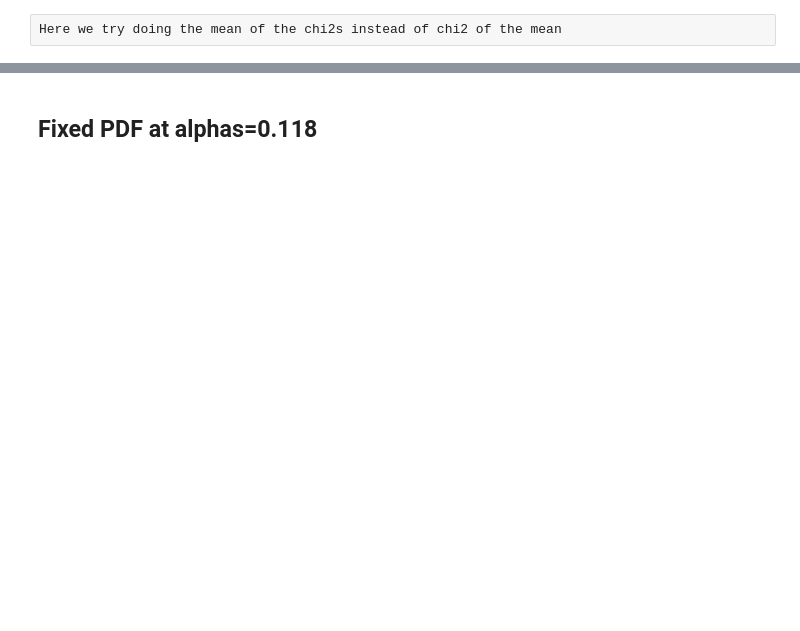
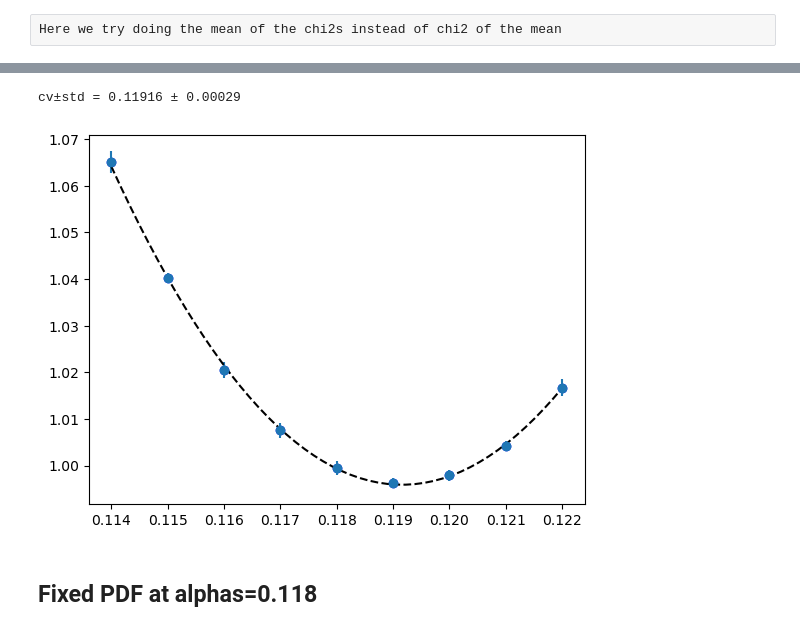
Before and after one commit to RoyStegeman/higher_twist, a Jupyter notebook: alphas/alphas_crm.ipynb, the cells around one changed output, grey strips where cells are left out. Saved outputs shown, nothing was run; the diff lists cells and outputs as text; code cells hidden in the pictures; blank space fills up the shorter version.

```diff
--- a/alphas/alphas_crm.ipynb
+++ b/alphas/alphas_crm.ipynb
@@ -8,7 +8,7 @@ from validphys.api import API
 # %% [markdown]
 # Settings and fit names
 # %%
-use_t0 = False #set use_t0 for all the notebook
+use_t0 = True #set use_t0 for all the notebook
 NDATA = 4616 #number of data in the fit
 VARCHI2 = 1.0 / NDATA #Varchi2 normalized to ndata
 # %%
@@ -21,10 +21,11 @@ config_common = {"dataset_inputs":{"from_": "fit"}, "datacuts":{"from_":"fit"},
 # fit_names = [f"240219-rs-nnpdf40-corr-0{n}" for n in range(1140,1220+1,10)]
 # Closure fit names (not iterated and no MHOU)
 
-#fit_names = [f"240301-ab-ct-alphas{n}-noMHOU" for n in range(114, 122+1, 1)] #ct-results
+fit_names = [f"240301-ab-ct-alphas{n}-noMHOU" for n in range(114, 122+1, 1)] #ct-results
 #fit_names = [f"240306-ab-ct-alphas{n}-noMHOU_t0sampling" for n in range(114, 122+1, 1)] #ct-results with t0 also in sampling
-fit_names = [f"240311-ab-ct-alphas{n}-noMHOU_DIS" for n in range(114, 122+1, 1)] #ct-results DIS-only
+#fit_names = [f"240311-ab-ct-alphas{n}-noMHOU_DIS" for n in range(114, 122+1, 1)] #ct-results DIS-only
 #fit_names = [f"240311-ab-ct-alphas{n}-noMHOU_DIS_noGPOS" for n in range(114, 122+1, 1)] #ct-results DIS-only, no gluon Positivity
+#fit_names = [f"240311-ab-ct-alphas{n}-noMHOU_DIS_newseed_changed" for n in range(114, 122+1, 1)] #ct-results DIS-only, new seeds
 # %% [markdown]
 # Loading the fits
 # %%
@@ -49,18 +50,27 @@ replica_data = {f: API.replica_data(fit=f.name) for f in fits}
 def measure(replica_data):
     return replica_data.training*3 + replica_data.validation*1
     # return replica_data.chi2
-def fit_parabola(data, exp=False):
+def fit_parabola(data, exp=False, bootstrap_err=None):
     mins = {}
     for ind, row in data.iterrows():
-        a, b, c = np.polyfit(data.columns, row, 2)
+        if bootstrap_err is not None:
+            weights = [1./std for std in bootstrap_err.values[0]]
+            a, b, c = np.polyfit(data.columns, row, 2, w=weights)
+        else:
+            a, b, c = np.polyfit(data.columns, row, 2)
         if not np.isnan(b): # NaN if not all replicas passed postfit
             mins[ind] = -b / 2 / a
         # mins[ind] = data.columns[np.where(row==row.min())][0]
     mins = pd.Series(mins)
     if exp:
         uncer = np.sqrt(VARCHI2/a)
-        plt.scatter(data.columns,data.values, color="blue" )
-        plt.plot(np.linspace(0.114, 0.122), [a*x*x + b*x + c for x in np.linspace(0.114, 0.122)], color="black", linestyle="--")
+        if bootstrap_err is not None:
+            plt.scatter(data.columns,data.values,  color="blue" )
+            plt.errorbar(data.columns, data.values[0], yerr=bootstrap_err.values[0], fmt="o")
+            plt.plot(np.linspace(0.114, 0.122), [a*x*x + b*x + c for x in np.linspace(0.114, 0.122)], color="black", linestyle="--")
+        else:
+            plt.scatter(data.columns,data.values, color="blue" )
+            plt.plot(np.linspace(0.114, 0.122), [a*x*x + b*x + c for x in np.linspace(0.114, 0.122)], color="black", linestyle="--")
         return mins[0], uncer
     return mins
 def describe_results(mins):
@@ -90,6 +100,15 @@ def hist_results(mins, data, namefig=None):
     plt.legend()
     if namefig is not None:
         plt.savefig(namefig)
+def apply_bootstrap(replicas_chi2, Npart=10):
+    #shuffle the array
+    np.random.shuffle(replicas_chi2)
+    #split the shuffled array
+    splitted_replicas_chi2s = np.split(replicas_chi2, Npart)
+    #compute the chi2 mean for each of the splits
+    means_replicas_chi2s = [np.mean(entry) for entry in splitted_replicas_chi2s]
+    #compute the variance of the ensable
+    return np.std(means_replicas_chi2s)
 # %% [markdown]
 ## Compute the chi2 a posteriori for the CRM
 This is done in such a way we are free to use or not the t0 prescription
@@ -269,11 +173,17 @@ cv±std = 0.11765 ± 0.00101
 Here we try doing the mean of the chi2s instead of chi2 of the mean
 # %%
 central_chi2_replicas = {}
+bootstrap_err_chi2_replicas = {}
 for alpha, flist in as_fits.items():
     chi2s_replicas = []
+    chi2s_bootstrap_err = []
     for f in flist:
         config_common["fit"] = f.name
         config_common["fits"] = [f.name] #This is used only to load replica 1 data, and it currently needs a list of fits
-        chi2s_replicas.append(np.mean(API.replica_chi2_level1(**config_common))) #This function is only present in the branch closure_with_same_level1
+        replicas_chi2=API.replica_chi2_level1(**config_common)
+        chi2s_bootstrap_err.append(apply_bootstrap(np.array(replicas_chi2), Npart=10))
+        chi2s_replicas.append(np.mean(replicas_chi2)) #This function is only present in the branch closure_with_same_level1
     central_chi2_replicas[alpha] = pd.DataFrame(chi2s_replicas).min()
+    bootstrap_err_chi2_replicas[alpha] = pd.DataFrame(chi2s_bootstrap_err).min() #maybe not min?
 data_expmeth_replicas = pd.DataFrame(central_chi2_replicas)
+bootstrap_expmeth_replicas = pd.DataFrame(bootstrap_err_chi2_replicas)
@@ -280,6 +207,9 @@ data_expmeth_replicas = pd.DataFrame(central_chi2_replicas)
 # %%
-min_exp_meth_replicas, uncer_replicas = fit_parabola(data_expmeth_replicas, exp=True)
+min_exp_meth_replicas, uncer_replicas = fit_parabola(data_expmeth_replicas, exp=True, bootstrap_err=bootstrap_expmeth_replicas)
 print(f"cv±std = {min_exp_meth_replicas:.5f} ± {uncer_replicas:.5f} ")
+# %% [output]
+cv±std = 0.11916 ± 0.00029
+[figure, added]
 # %% [markdown]
 ## Fixed PDF at alphas=0.118
 # %%
```
Also changed, not shown: parts of 12 cells of this notebook.
